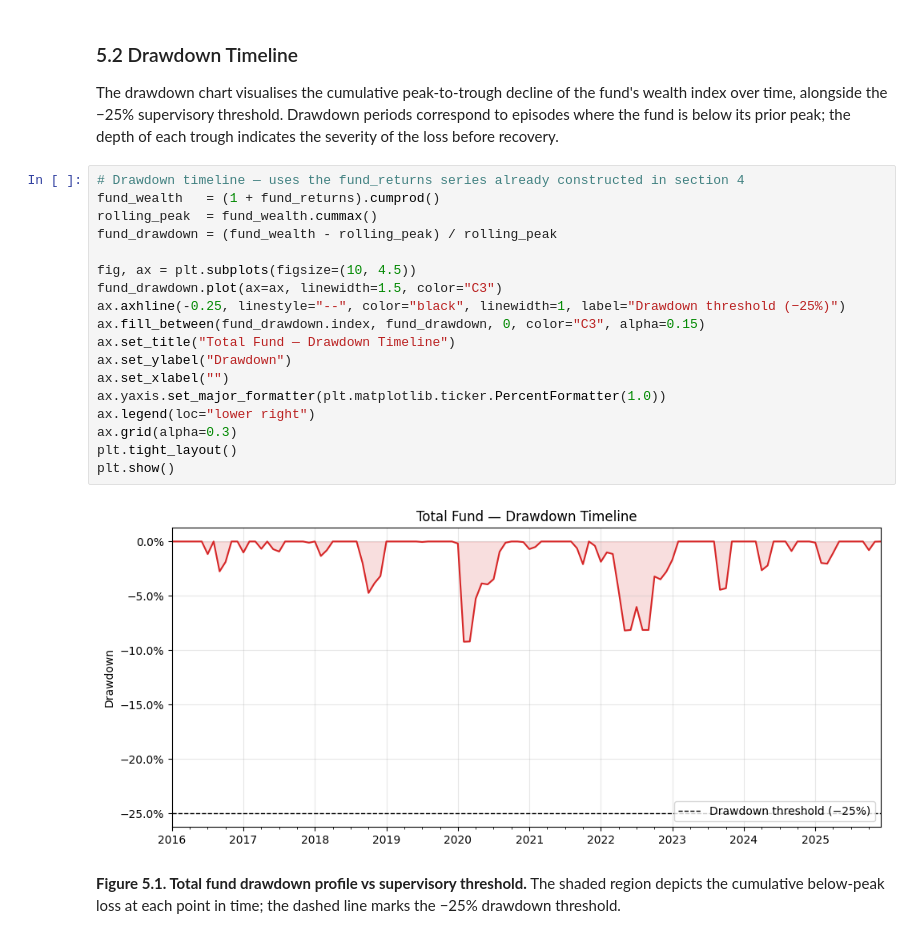
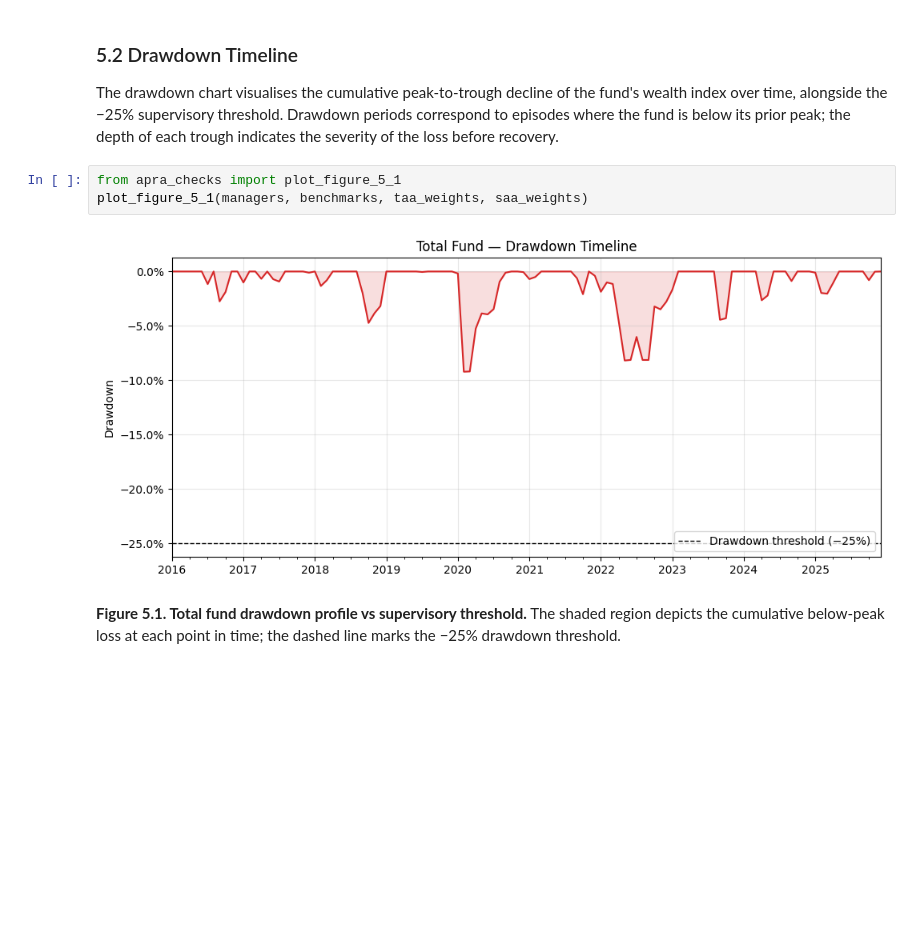
Before and after one commit to CathyLin789/MultiAssetPortfolio-Cathy_Caden_Archer_Sienna, a Jupyter notebook: notebooks/multi_asset_report.ipynb, the cells around one changed output. Drawn from its saved outputs; the diff is of its cells as text; blank space fills up the shorter version.

```diff
--- a/notebooks/multi_asset_report.ipynb
+++ b/notebooks/multi_asset_report.ipynb
@@ -353,26 +253,11 @@ apra_results.style.format({
 ### 5.2 Drawdown Timeline
 
 The drawdown chart visualises the cumulative peak-to-trough decline of the fund's wealth index over time, alongside the −25% supervisory threshold. Drawdown periods correspond to episodes where the fund is below its prior peak; the depth of each trough indicates the severity of the loss before recovery.
-# %%
-# Drawdown timeline — uses the fund_returns series already constructed in section 4
-fund_wealth   = (1 + fund_returns).cumprod()
-rolling_peak  = fund_wealth.cummax()
-fund_drawdown = (fund_wealth - rolling_peak) / rolling_peak
-
-fig, ax = plt.subplots(figsize=(10, 4.5))
-fund_drawdown.plot(ax=ax, linewidth=1.5, color="C3")
-ax.axhline(-0.25, linestyle="--", color="black", linewidth=1, label="Drawdown threshold (−25%)")
-ax.fill_between(fund_drawdown.index, fund_drawdown, 0, color="C3", alpha=0.15)
-ax.set_title("Total Fund — Drawdown Timeline")
-ax.set_ylabel("Drawdown")
-ax.set_xlabel("")
-ax.yaxis.set_major_formatter(plt.matplotlib.ticker.PercentFormatter(1.0))
-ax.legend(loc="lower right")
-ax.grid(alpha=0.3)
-plt.tight_layout()
-plt.show()
-# %% [output]
-[figure, removed]
+# %%
+from apra_checks import plot_figure_5_1
+plot_figure_5_1(managers, benchmarks, taa_weights, saa_weights)
+# %% [output]
+[figure, added]
 # %% [markdown]
 **Figure 5.1. Total fund drawdown profile vs supervisory threshold.** The shaded region depicts the cumulative below-peak loss at each point in time; the dashed line marks the −25% drawdown threshold.
 # %% [markdown]
```
Also changed, not shown: parts of 26 cells of this notebook, 4 other files.
